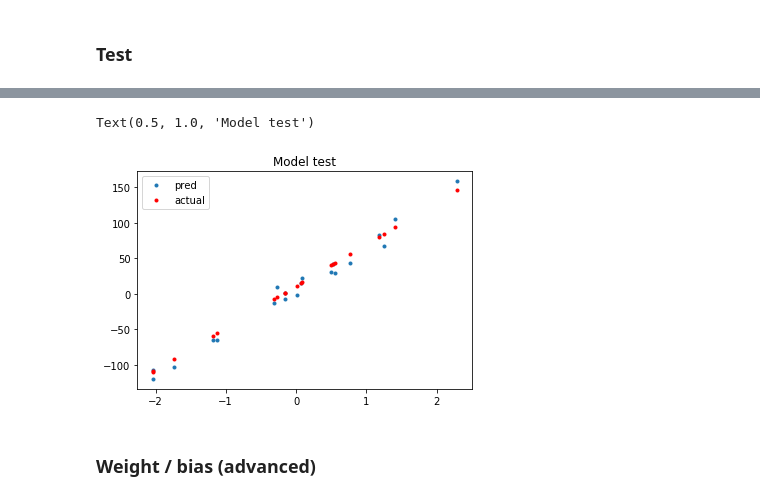
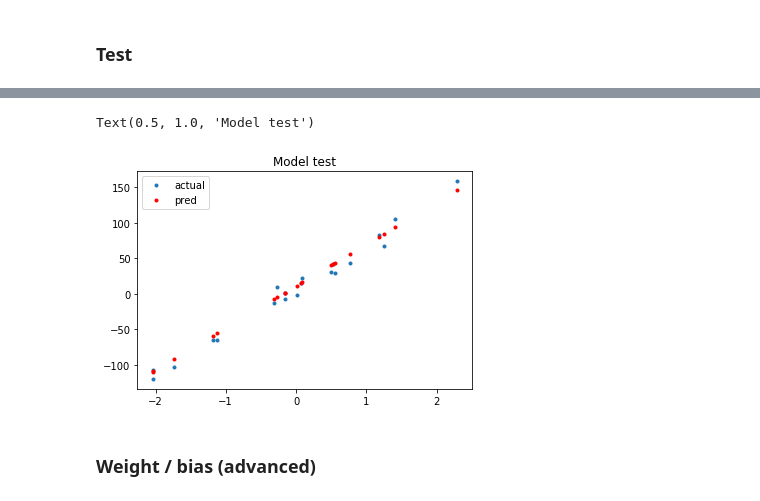
Before and after one commit to dalek7/SKKU_ML_21S, a Jupyter notebook: W10_03_linear_regression_keras.ipynb, the cells around one changed output, grey strips where cells are left out. Saved outputs shown, nothing was run; the diff lists cells and outputs as text; code cells hidden in the pictures.

```diff
--- a/W10_03_linear_regression_keras.ipynb
+++ b/W10_03_linear_regression_keras.ipynb
@@ -95,12 +118,12 @@ y_pred = model.predict(test_x)
 # %%
 #plt.figure(dpi=150)
 plt.plot(test_x, test_y,'.')
 plt.plot(test_x, y_pred,'r.')
-plt.legend(['pred', 'actual'])
+plt.legend(['actual', 'pred'])
 plt.title('Model test')
 # %% [output]
 Text(0.5, 1.0, 'Model test')
-[figure, old version]
+[figure, new version]
 # %% [markdown]
 ### Weight / bias (advanced)
 # %%
```
Also changed, not shown: parts of 3 cells of this notebook, 1 other file.
